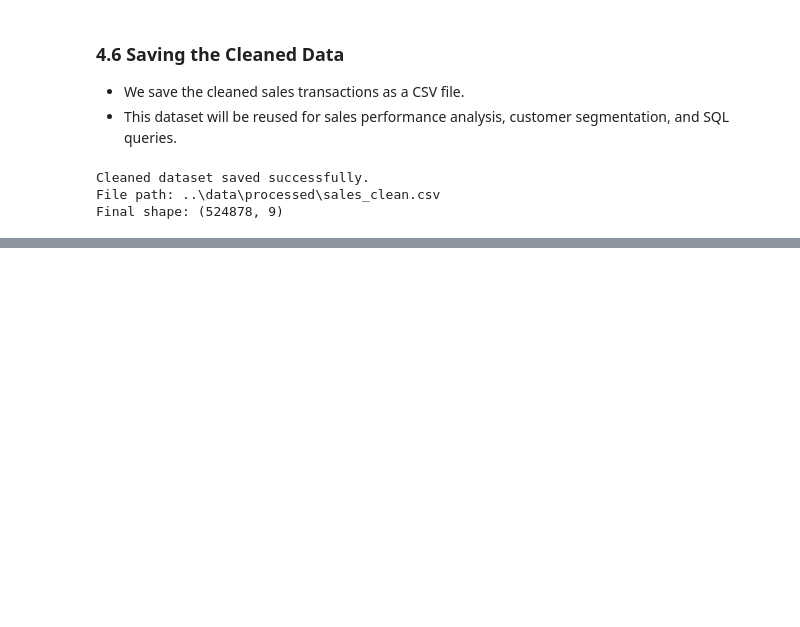
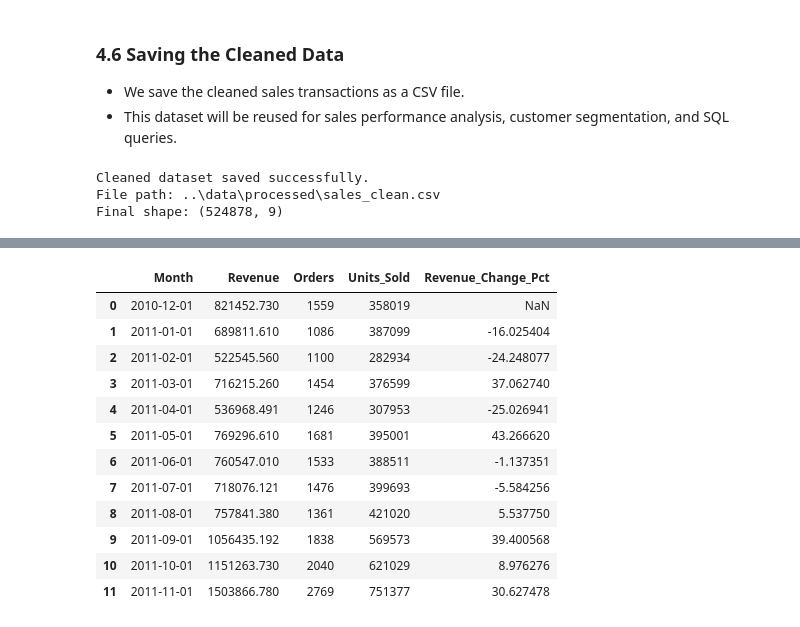
Before and after one commit to sahelsepehri/data-analysis-portfolio, a Jupyter notebook: ecommerce-sales-analysis/notebooks/E-commerce Sales Performance Analysis.ipynb, the cells around one changed output, grey strips where cells are left out. Cells and saved outputs as stored; diff of their text form; code cells hidden in the pictures; blank space fills up the shorter version.

Commit message:
Analyze sales performance and product trends

```diff
--- a/ecommerce-sales-analysis/notebooks/E-commerce Sales Performance Analysis.ipynb
+++ b/ecommerce-sales-analysis/notebooks/E-commerce Sales Performance Analysis.ipynb
@@ -964,0 +406,43 @@ RFM results saved successfully.
+# %%
+
+# Create a month column from the invoice date
+sales_df["Month"] = (
+    sales_df["InvoiceDate"].dt.to_period("M")
+)
+
+# Aggregate sales metrics by month
+monthly_sales = (
+    sales_df.groupby("Month")
+    .agg(
+        Revenue=("Revenue", "sum"),
+        Orders=("InvoiceNo", "nunique"),
+        Units_Sold=("Quantity", "sum")
+    )
+    .reset_index()
+)
+
+# Convert the month period into a date for plotting
+monthly_sales["Month"] = (
+    monthly_sales["Month"].dt.to_timestamp()
+)
+
+# Calculate month-over-month revenue change
+monthly_sales["Revenue_Change_Pct"] = (
+    monthly_sales["Revenue"].pct_change() * 100
+)
+
+display(monthly_sales.head(12))
+# %% [output]
+|  | Month | Revenue | Orders | Units_Sold | Revenue_Change_Pct |
+| 0 | 2010-12-01 | 821452.730 | 1559 | 358019 | NaN |
+| 1 | 2011-01-01 | 689811.610 | 1086 | 387099 | -16.025404 |
+| 2 | 2011-02-01 | 522545.560 | 1100 | 282934 | -24.248077 |
+| 3 | 2011-03-01 | 716215.260 | 1454 | 376599 | 37.062740 |
+| 4 | 2011-04-01 | 536968.491 | 1246 | 307953 | -25.026941 |
+| 5 | 2011-05-01 | 769296.610 | 1681 | 395001 | 43.266620 |
+| 6 | 2011-06-01 | 760547.010 | 1533 | 388511 | -1.137351 |
+| 7 | 2011-07-01 | 718076.121 | 1476 | 399693 | -5.584256 |
+| 8 | 2011-08-01 | 757841.380 | 1361 | 421020 | 5.537750 |
+| 9 | 2011-09-01 | 1056435.192 | 1838 | 569573 | 39.400568 |
+| 10 | 2011-10-01 | 1151263.730 | 2040 | 621029 | 8.976276 |
+| 11 | 2011-11-01 | 1503866.780 | 2769 | 751377 | 30.627478 |
```
Also changed, not shown: parts of 37 cells of this notebook.
